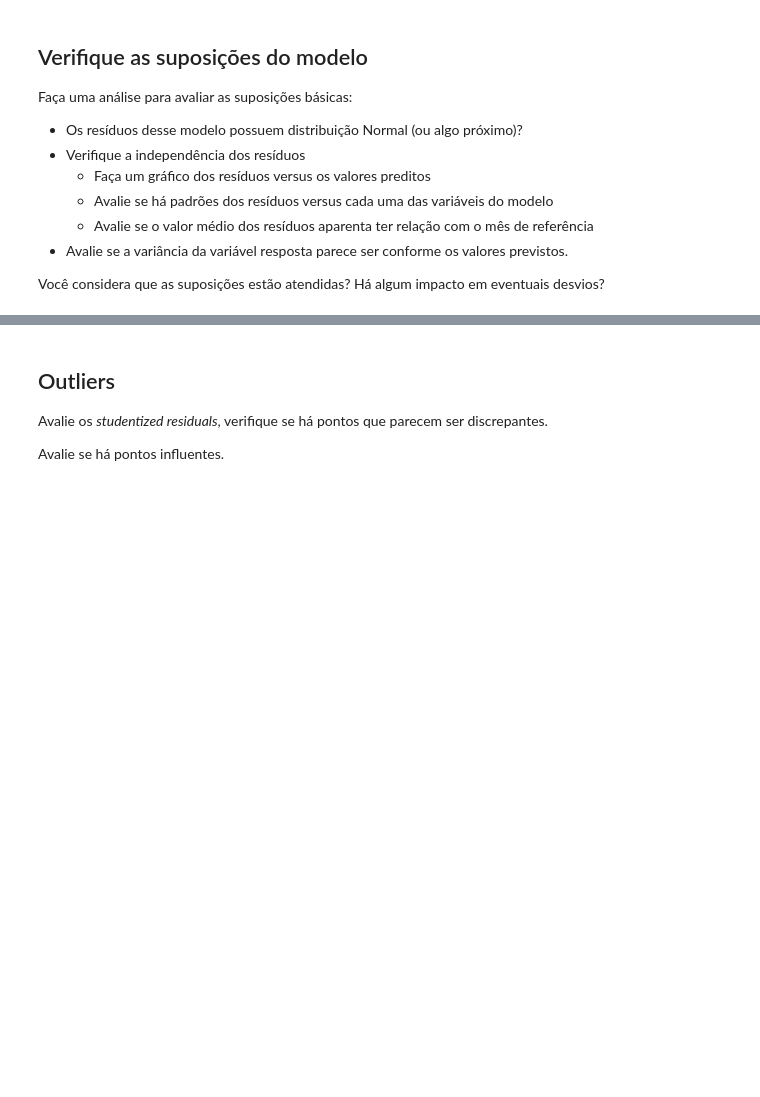
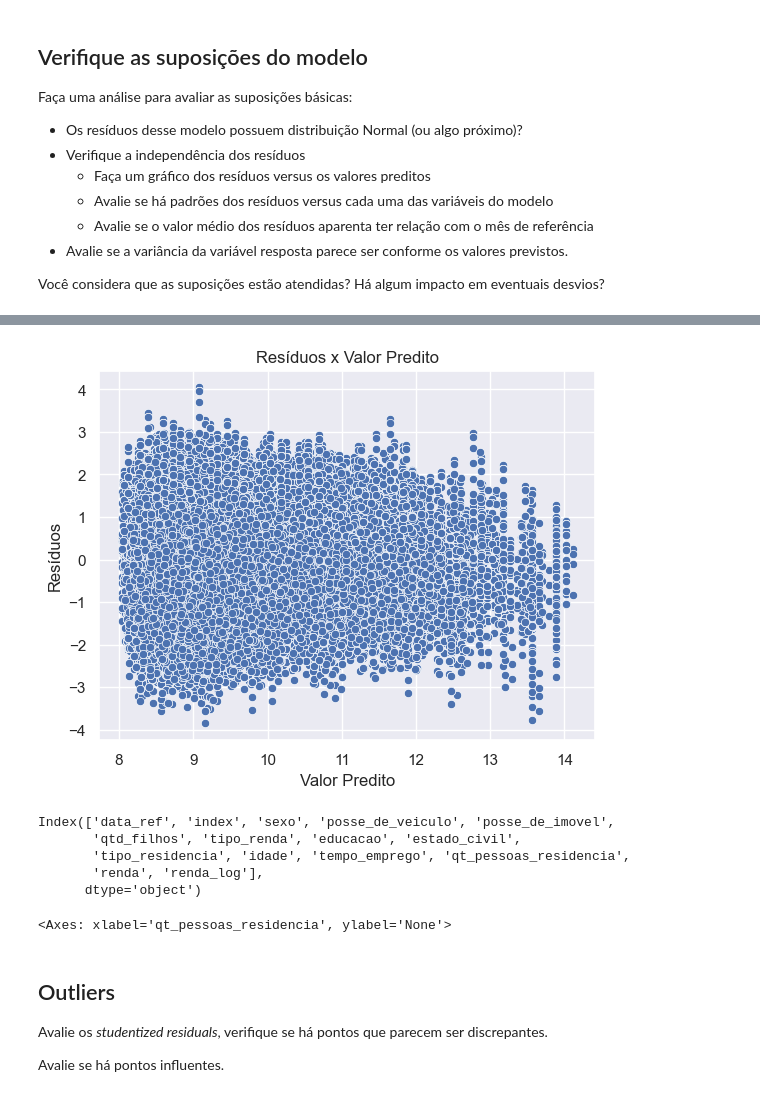
Before and after one commit to marceloaires7/EBAC-Exercicios, a Jupyter notebook: Exercício_Cientista_de_dados_Módulo35/Exercício 1/ProfCientistaDados m35_supportamaterial_exercise01.ipynb, the cells around one changed output, grey strips where cells are left out. Cells and saved outputs as stored; diff of their text form; code cells hidden in the pictures; blank space fills up the shorter version.

```diff
--- a/Exercício_Cientista_de_dados_Módulo35/Exercício 1/ProfCientistaDados m35_supportamaterial_exercise01.ipynb
+++ b/Exercício_Cientista_de_dados_Módulo35/Exercício 1/ProfCientistaDados m35_supportamaterial_exercise01.ipynb
@@ -162,3 +194,33 @@ st_res = res_1.outlier_test()
+# %%
+# Faça um gráfico dos resíduos versus os valores preditos
+graf_2 = sns.scatterplot(x = res_1.predict(), y = res_1.resid).set(xlabel='Valor Predito', ylabel= 'Resíduos', title='Resíduos x Valor Predito')
+# %% [output]
+[figure, added]
+# %%
+df_train.columns
+# %% [output]
+Index(['data_ref', 'index', 'sexo', 'posse_de_veiculo', 'posse_de_imovel',
+       'qtd_filhos', 'tipo_renda', 'educacao', 'estado_civil',
+       'tipo_residencia', 'idade', 'tempo_emprego', 'qt_pessoas_residencia',
+       'renda', 'renda_log'],
+      dtype='object')
+# %%
+fix, ax = plt.subplots(4, 3)
+plt.subplots_adjust(wspace=.4, hspace=0)
+
+sns.scatterplot(x='sexo'                 , y=res_1.resid, data=df_train, ax=ax[0,0])
+sns.scatterplot(x='posse_de_veiculo'     , y=res_1.resid, data=df_train, ax=ax[0,1])
+sns.scatterplot(x='posse_de_imovel'      , y=res_1.resid, data=df_train, ax=ax[0,2])
+sns.scatterplot(x='qtd_filhos'           , y=res_1.resid, data=df_train, ax=ax[1,0])
+sns.scatterplot(x='tipo_renda'           , y=res_1.resid, data=df_train, ax=ax[1,1])
+sns.scatterplot(x='educacao'             , y=res_1.resid, data=df_train, ax=ax[1,2])
+sns.scatterplot(x='estado_civil'         , y=res_1.resid, data=df_train, ax=ax[2,0])
+sns.scatterplot(x='tipo_residencia'      , y=res_1.resid, data=df_train, ax=ax[2,1])
+sns.scatterplot(x='idade'                , y=res_1.resid, data=df_train, ax=ax[2,2])
+sns.scatterplot(x='tempo_emprego'        , y=res_1.resid, data=df_train, ax=ax[3,0])
+sns.scatterplot(x='qt_pessoas_residencia', y=res_1.resid, data=df_train, ax=ax[3,1])
+# %% [output]
+<Axes: xlabel='qt_pessoas_residencia', ylabel='None'>
 # %% [markdown]
 ## Outliers
 
```
Also changed, not shown: parts of 6 cells of this notebook.
